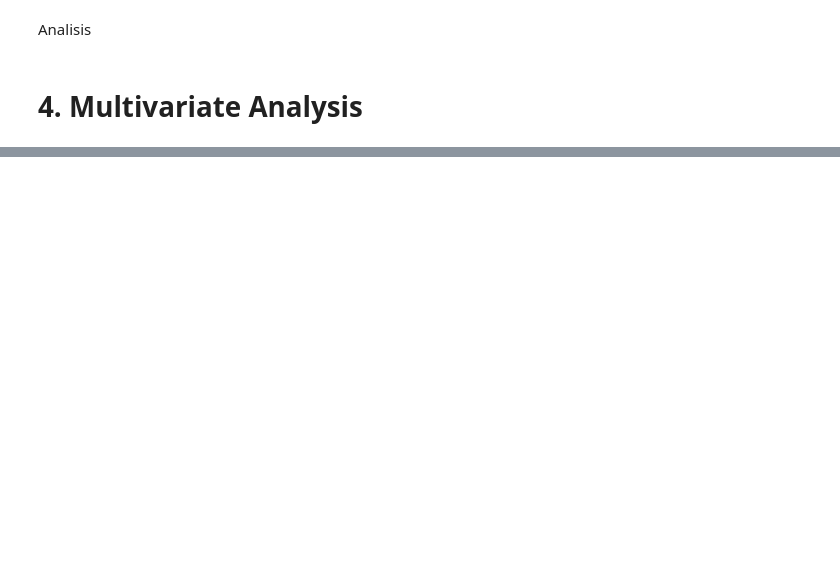
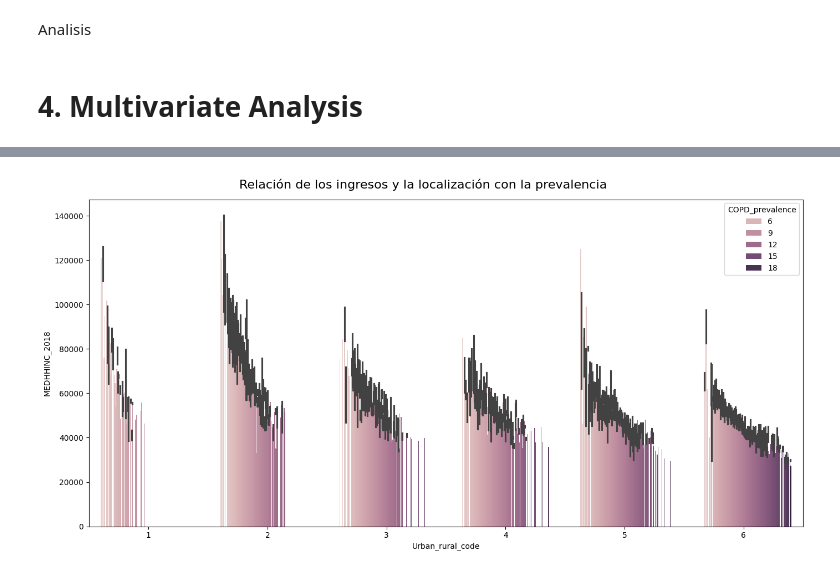
Before and after one commit to NatTajuelo/Modelos-Lineales-Regulares, a Jupyter notebook: src/explore.ipynb, the cells around one changed output, grey strips where cells are left out. Cells and saved outputs as stored; diff of their text form; code cells hidden in the pictures; blank space fills up the shorter version.

```diff
--- a/src/explore.ipynb
+++ b/src/explore.ipynb
@@ -204,0 +221,10 @@ Analisis
+# %%
+fig, axis = plt.subplots(figsize = (14, 7))
+fig.suptitle("Relación de los ingresos y la localización con la prevalencia", fontsize=16)
+
+sns.barplot(data = df_num, x = "Urban_rural_code", y = "MEDHHINC_2018", hue = "COPD_prevalence")
+
+plt.tight_layout()
+plt.show()
+# %% [output]
+[figure, added]
```
Also changed, not shown: parts of 18 cells of this notebook, 2 other files.
